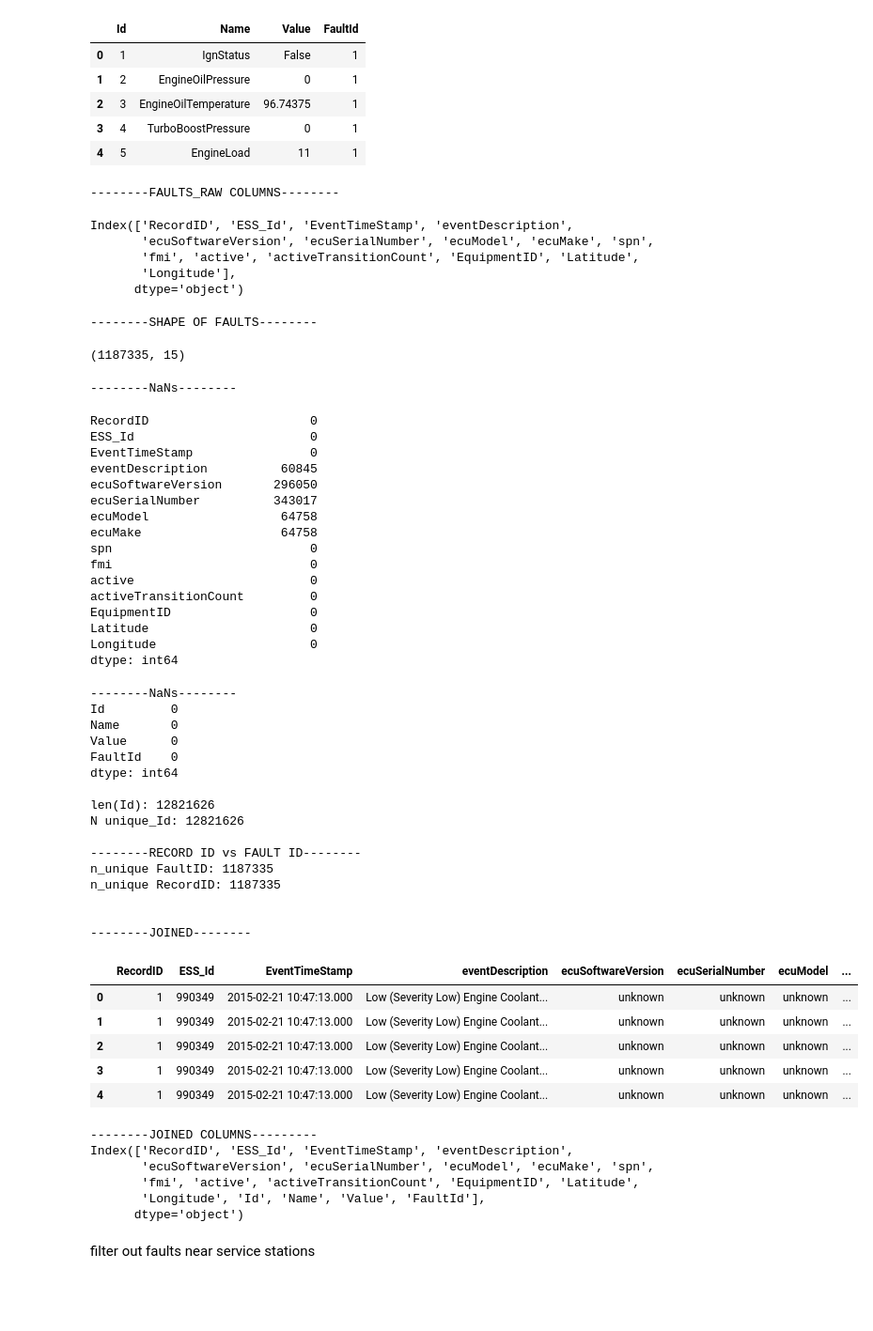
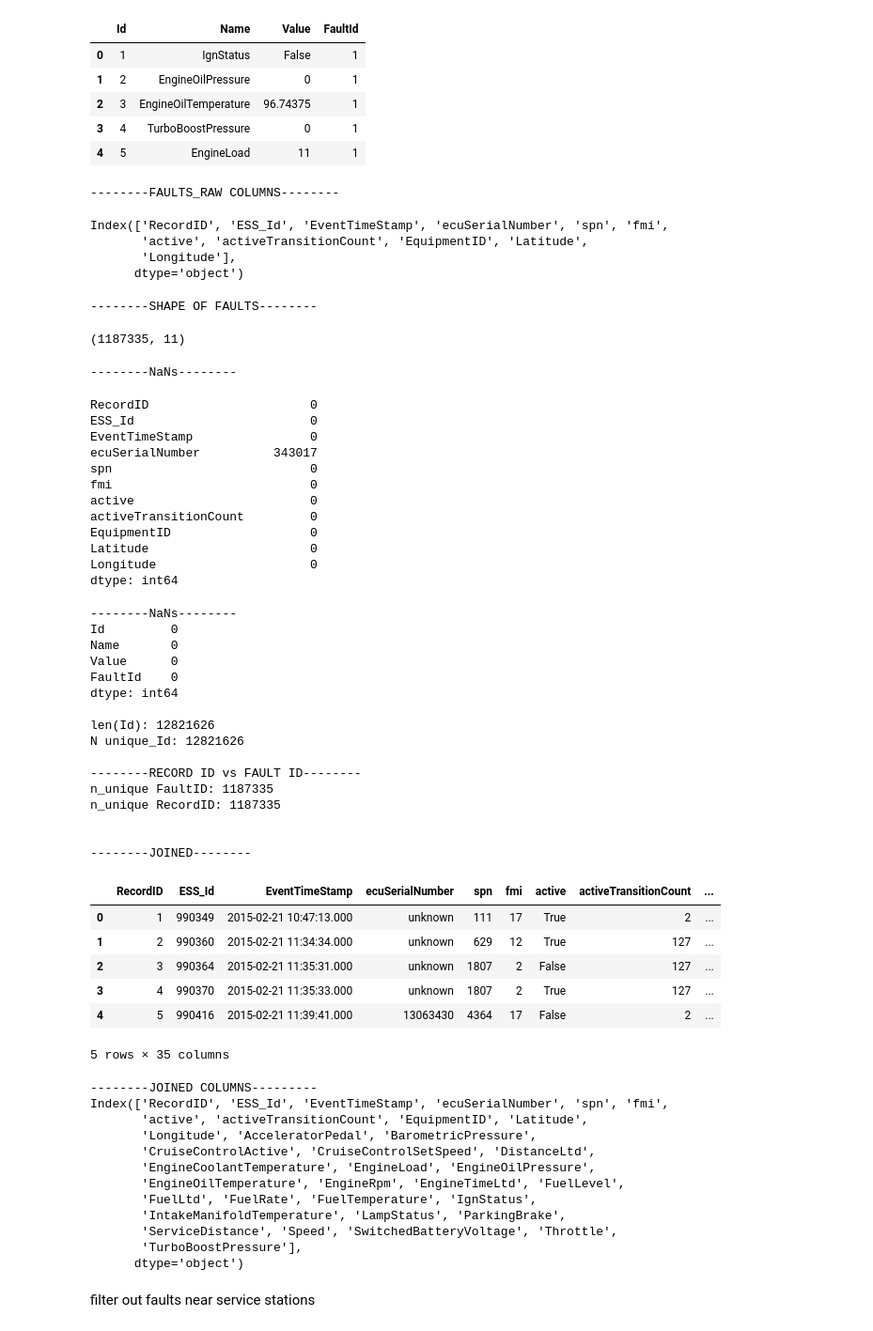
Before and after one commit to nss-data-science-cohort-8/big-g-smokey-and-the-bandits, a Jupyter notebook: notebooks/eda_ar.ipynb, the cells around one changed output. Shown at 94% size. Drawn from its saved outputs; the diff is of its cells as text; code cells hidden in the pictures; blank space fills up the shorter version.

Commit message:
pivoted diagnostics

```diff
--- a/notebooks/eda_ar.ipynb
+++ b/notebooks/eda_ar.ipynb
@@ -25,7 +25,7 @@ display(diagnostics_raw.head())
 | 4 | 5 | EngineLoad | 11 | 1 |
 # %%
 # prepare faults
-faults_drop_cols = ["actionDescription", "ecuSource", "faultValue", "MCTNumber", "LocationTimeStamp"]
+faults_drop_cols = ["actionDescription", "eventDescription", "ecuSource", "ecuSoftwareVersion", "ecuModel", "ecuMake", "faultValue", "MCTNumber", "LocationTimeStamp"]
 faults = faults_raw.drop(columns=faults_drop_cols)
 print("\n\n--------FAULTS_RAW COLUMNS--------")
 display(faults.columns)
@@ -35,22 +35,17 @@ print("\n\n--------NaNs--------")
 display(faults.isna().sum())
 # %% [output]
 --------FAULTS_RAW COLUMNS--------
-Index(['RecordID', 'ESS_Id', 'EventTimeStamp', 'eventDescription',
-       'ecuSoftwareVersion', 'ecuSerialNumber', 'ecuModel', 'ecuMake', 'spn',
-       'fmi', 'active', 'activeTransitionCount', 'EquipmentID', 'Latitude',
+Index(['RecordID', 'ESS_Id', 'EventTimeStamp', 'ecuSerialNumber', 'spn', 'fmi',
+       'active', 'activeTransitionCount', 'EquipmentID', 'Latitude',
        'Longitude'],
       dtype='object')
 --------SHAPE OF FAULTS--------
-(1187335, 15)
+(1187335, 11)
 --------NaNs--------
 RecordID                      0
 ESS_Id                        0
 EventTimeStamp                0
-eventDescription          60845
-ecuSoftwareVersion       296050
 ecuSerialNumber          343017
-ecuModel                  64758
-ecuMake                   64758
 spn                           0
 fmi                           0
 active                        0
@@ -63,45 +58,62 @@ dtype: int64
 # join diagnostics
 print("--------NaNs--------")
 print(diagnostics_raw.isna().sum())
 n_ids = len(diagnostics_raw['Id'])
 n_unique_id = diagnostics_raw['Id'].nunique()
 n_un_faults = diagnostics_raw['FaultId'].nunique()
+
+diagnostics_raw["Value"] = diagnostics_raw["Value"].replace(
+    {"FALSE": False, "TRUE": True}
+)
+
+# pivot diagnostics to long format
+diagnostics = diagnostics_raw.pivot(
+    index="FaultId", columns="Name", values="Value"
+)
+
 print(f"\nlen(Id): {n_ids}", f"\nN unique_Id: {n_unique_id}")
 print("\n--------RECORD ID vs FAULT ID--------")
 print(f"n_unique FaultID: {n_un_faults}", f"\nn_unique RecordID: {faults['RecordID'].nunique()}")
-joined = faults.merge(diagnostics_raw, how = "inner", left_on='RecordID', right_on='FaultId')
+joined = faults.merge(diagnostics, how = "inner", left_on='RecordID', right_on='FaultId')
 print("\n\n--------JOINED--------")
 display(joined.head())
 print("\n\n--------JOINED COLUMNS---------")
 print(joined.columns)
 # %% [output]
 --------NaNs--------
 Id         0
 Name       0
 Value      0
 FaultId    0
 dtype: int64
 
 len(Id): 12821626
 N unique_Id: 12821626
 
 --------RECORD ID vs FAULT ID--------
 n_unique FaultID: 1187335
 n_unique RecordID: 1187335
 
 
 --------JOINED--------
-|  | RecordID | ESS_Id | EventTimeStamp | eventDescription | ecuSoftwareVersion | ecuSerialNumber | ecuModel | ... |
-| 0 | 1 | 990349 | 2015-02-21 10:47:13.000 | Low (Severity Low) Engine Coolant... | unknown | unknown | unknown | ... |
-| 1 | 1 | 990349 | 2015-02-21 10:47:13.000 | Low (Severity Low) Engine Coolant... | unknown | unknown | unknown | ... |
-| 2 | 1 | 990349 | 2015-02-21 10:47:13.000 | Low (Severity Low) Engine Coolant... | unknown | unknown | unknown | ... |
-| 3 | 1 | 990349 | 2015-02-21 10:47:13.000 | Low (Severity Low) Engine Coolant... | unknown | unknown | unknown | ... |
-| 4 | 1 | 990349 | 2015-02-21 10:47:13.000 | Low (Severity Low) Engine Coolant... | unknown | unknown | unknown | ... |
+|  | RecordID | ESS_Id | EventTimeStamp | ecuSerialNumber | spn | fmi | active | activeTransitionCount | ... |
+| 0 | 1 | 990349 | 2015-02-21 10:47:13.000 | unknown | 111 | 17 | True | 2 | ... |
+| 1 | 2 | 990360 | 2015-02-21 11:34:34.000 | unknown | 629 | 12 | True | 127 | ... |
+| 2 | 3 | 990364 | 2015-02-21 11:35:31.000 | unknown | 1807 | 2 | False | 127 | ... |
+| 3 | 4 | 990370 | 2015-02-21 11:35:33.000 | unknown | 1807 | 2 | True | 127 | ... |
+| 4 | 5 | 990416 | 2015-02-21 11:39:41.000 | 13063430 | 4364 | 17 | False | 2 | ... |
---------JOINED COLUMNS---------
-Index(['RecordID', 'ESS_Id', 'EventTimeStamp', 'eventDescription',
-       'ecuSoftwareVersion', 'ecuSerialNumber', 'ecuModel', 'ecuMake', 'spn',
-       'fmi', 'active', 'activeTransitionCount', 'EquipmentID', 'Latitude',
-       'Longitude', 'Id', 'Name', 'Value', 'FaultId'],
-      dtype='object')
+5 rows × 35 columns
+--------JOINED COLUMNS---------
+Index(['RecordID', 'ESS_Id', 'EventTimeStamp', 'ecuSerialNumber', 'spn', 'fmi',
+       'active', 'activeTransitionCount', 'EquipmentID', 'Latitude',
+       'Longitude', 'AcceleratorPedal', 'BarometricPressure',
+       'CruiseControlActive', 'CruiseControlSetSpeed', 'DistanceLtd',
+       'EngineCoolantTemperature', 'EngineLoad', 'EngineOilPressure',
+       'EngineOilTemperature', 'EngineRpm', 'EngineTimeLtd', 'FuelLevel',
+       'FuelLtd', 'FuelRate', 'FuelTemperature', 'IgnStatus',
+       'IntakeManifoldTemperature', 'LampStatus', 'ParkingBrake',
+       'ServiceDistance', 'Speed', 'SwitchedBatteryVoltage', 'Throttle',
+       'TurboBoostPressure'],
+      dtype='object')
 # %% [markdown]
 filter out faults near service stations
```
Also changed, not shown: parts of 5 cells of this notebook, 1 other file.
